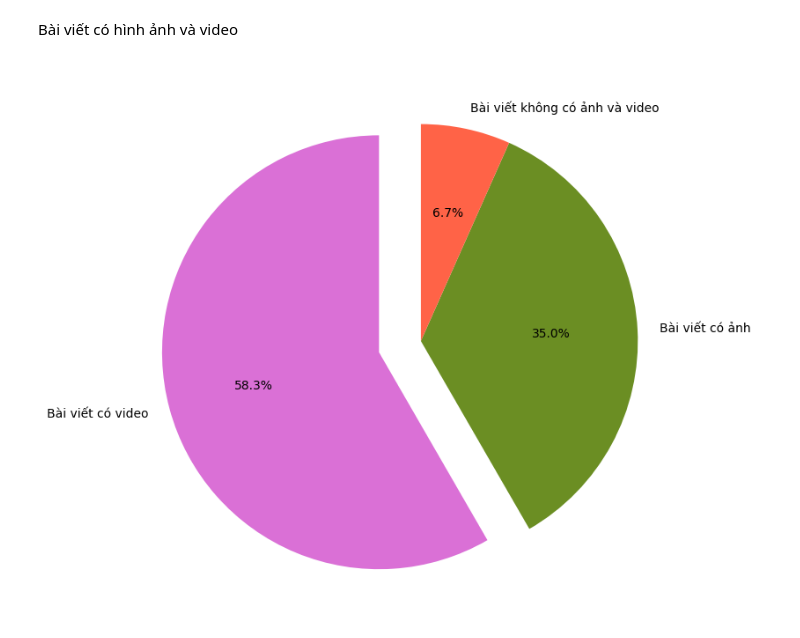
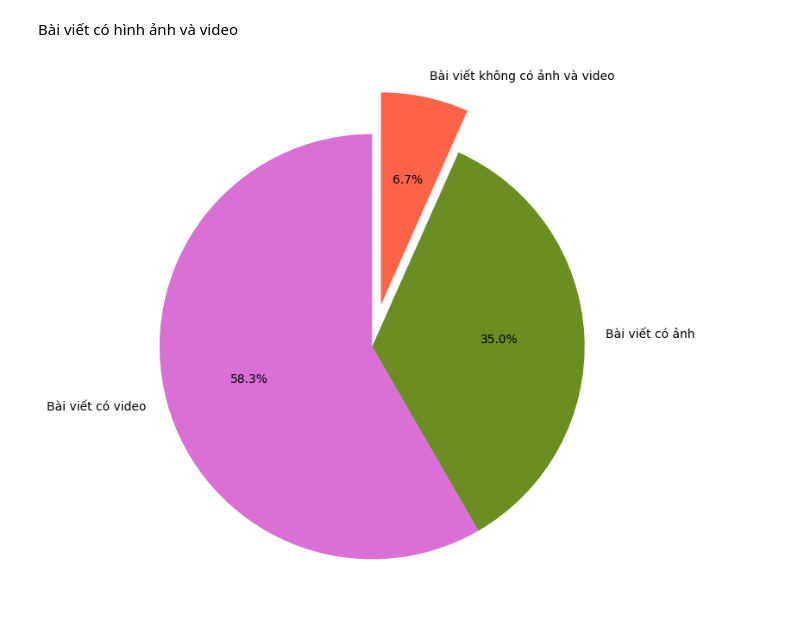
Before and after one commit to XmushroomX/Final-Project, a Jupyter notebook: Analyze_post.ipynb, the cells around one changed output. Saved outputs shown, nothing was run; the diff lists cells and outputs as text; code cells hidden in the pictures.

```diff
--- a/Analyze_post.ipynb
+++ b/Analyze_post.ipynb
@@ -340,12 +340,12 @@ post_df_full = pd.read_excel("Data/warriors.xlsx")
 # %%
 post_video = post_df_full['video_id'].count()
 post_image = post_df_full['image_id'].count()
 post_without = 120 - post_video - post_image
 value = [post_video, post_image, post_without]
-myexplode = [0.2, 0, 0]
+myexplode = [0, 0, 0.2]
 plt.figure(figsize=(8, 8))
 key = ["Bài viết có video", "Bài viết có ảnh", "Bài viết không có ảnh và video"]
 plt.pie(value, labels= key, autopct='%1.1f%%', startangle=90, colors=['orchid', 'olivedrab', 'tomato'], explode=myexplode)
 plt.show()
 # %% [output]
-[figure, old version]
+[figure, new version]
```
